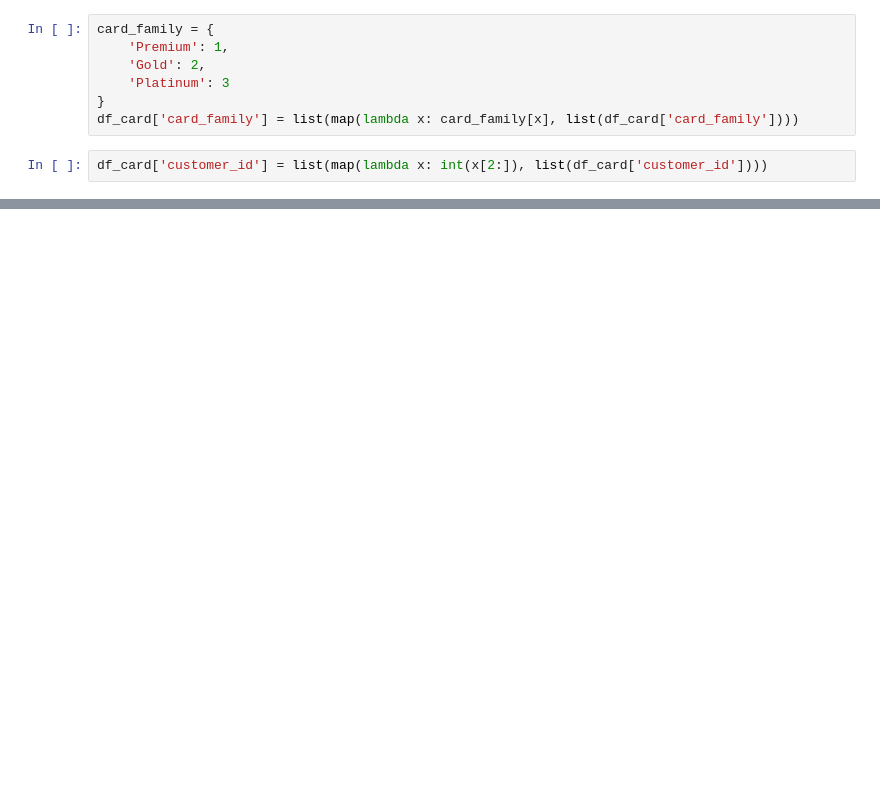
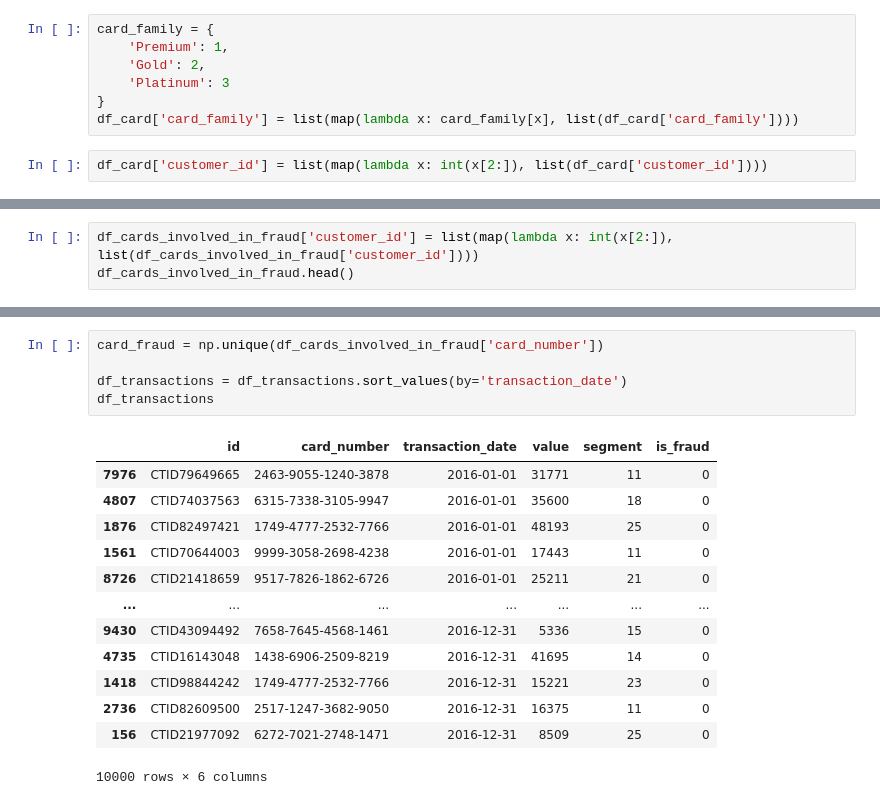
Before and after one commit to Eric-Mendes/conta-stone-data-challenge, a Jupyter notebook: data_analyses.ipynb, the cells around one changed output, grey strips where cells are left out. Cells and saved outputs as stored; diff of their text form; blank space fills up the shorter version.

```diff
--- a/data_analyses.ipynb
+++ b/data_analyses.ipynb
@@ -356,0 +420,3 @@ df_card['customer_id'] = list(map(lambda x: int(x[2:]), list(df_card['customer_i
+# %%
+df_cards_involved_in_fraud['customer_id'] = list(map(lambda x: int(x[2:]), list(df_cards_involved_in_fraud['customer_id'])))
+df_cards_involved_in_fraud.head()
@@ -356,0 +435,19 @@ df_card['customer_id'] = list(map(lambda x: int(x[2:]), list(df_card['customer_i
+# %%
+card_fraud = np.unique(df_cards_involved_in_fraud['card_number'])
+
+df_transactions = df_transactions.sort_values(by='transaction_date')
+df_transactions
+# %% [output]
+|  | id | card_number | transaction_date | value | segment | is_fraud |
+| 7976 | CTID79649665 | 2463-9055-1240-3878 | 2016-01-01 | 31771 | 11 | 0 |
+| 4807 | CTID74037563 | 6315-7338-3105-9947 | 2016-01-01 | 35600 | 18 | 0 |
+| 1876 | CTID82497421 | 1749-4777-2532-7766 | 2016-01-01 | 48193 | 25 | 0 |
+| 1561 | CTID70644003 | 9999-3058-2698-4238 | 2016-01-01 | 17443 | 11 | 0 |
+| 8726 | CTID21418659 | 9517-7826-1862-6726 | 2016-01-01 | 25211 | 21 | 0 |
+| ... | ... | ... | ... | ... | ... | ... |
+| 9430 | CTID43094492 | 7658-7645-4568-1461 | 2016-12-31 | 5336 | 15 | 0 |
+| 4735 | CTID16143048 | 1438-6906-2509-8219 | 2016-12-31 | 41695 | 14 | 0 |
+| 1418 | CTID98844242 | 1749-4777-2532-7766 | 2016-12-31 | 15221 | 23 | 0 |
+| 2736 | CTID82609500 | 2517-1247-3682-9050 | 2016-12-31 | 16375 | 11 | 0 |
+| 156 | CTID21977092 | 6272-7021-2748-1471 | 2016-12-31 | 8509 | 25 | 0 |
+10000 rows × 6 columns
```
Also changed, not shown: parts of 18 cells of this notebook.
